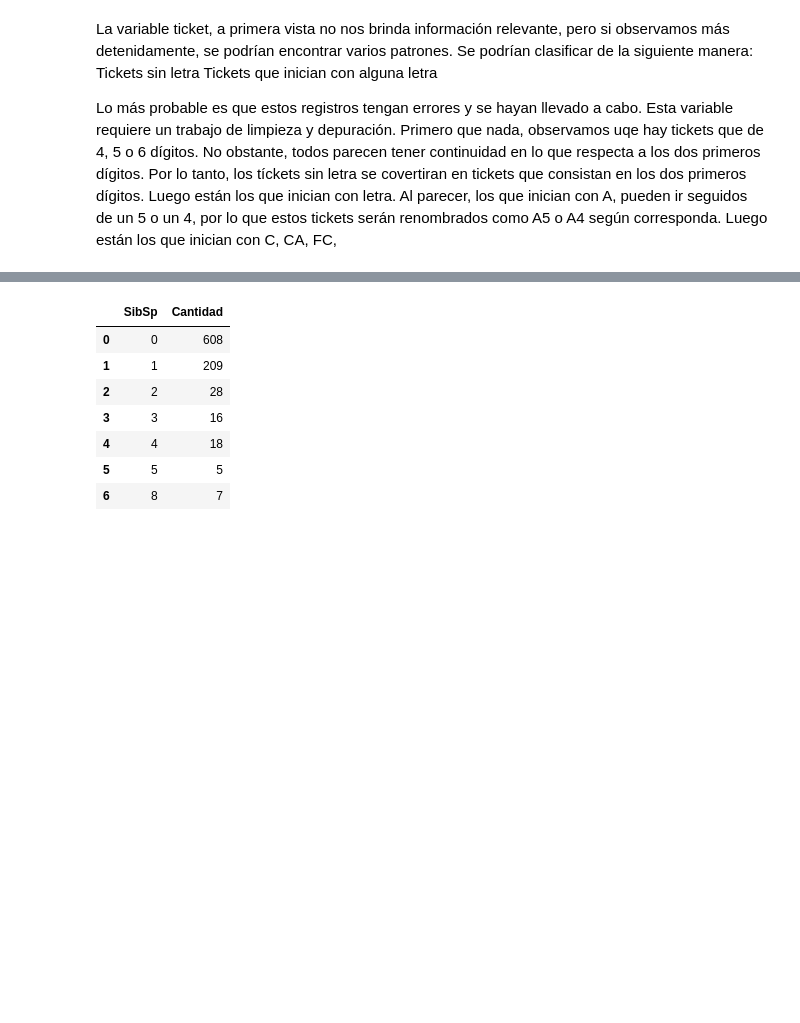
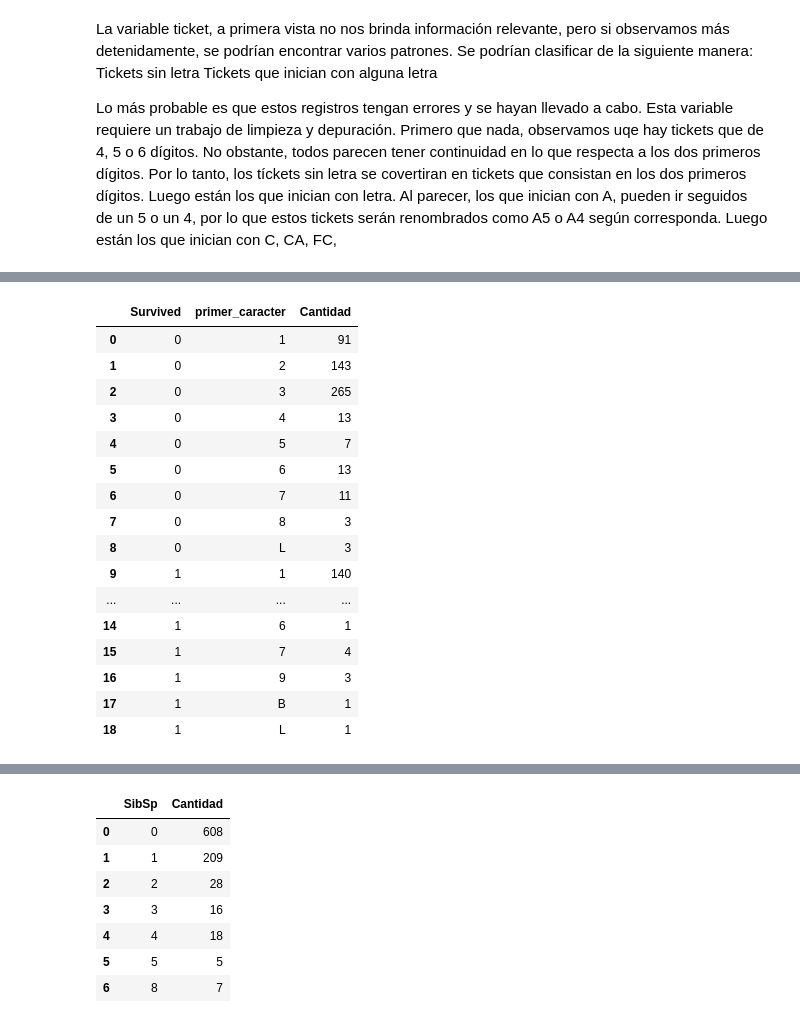
Before and after one commit to loreto73/Titanic, a Jupyter notebook: k_titanic.ipynb, the cells around one changed output, grey strips where cells are left out. Drawn from its saved outputs; the diff is of its cells as text; code cells hidden in the pictures; blank space fills up the shorter version.

```diff
--- a/k_titanic.ipynb
+++ b/k_titanic.ipynb
@@ -165 +158,21 @@ Ticket = df.groupby(["Survived", "Ticket2"])["Survived"].count().reset_index(nam
+# %%
+Ticket
+# %% [output]
+|  | Survived | primer_caracter | Cantidad |
+| 0 | 0 | 1 | 91 |
+| 1 | 0 | 2 | 143 |
+| 2 | 0 | 3 | 265 |
+| 3 | 0 | 4 | 13 |
+| 4 | 0 | 5 | 7 |
+| 5 | 0 | 6 | 13 |
+| 6 | 0 | 7 | 11 |
+| 7 | 0 | 8 | 3 |
+| 8 | 0 | L | 3 |
+| 9 | 1 | 1 | 140 |
+| ... | ... | ... | ... |
+| 14 | 1 | 6 | 1 |
+| 15 | 1 | 7 | 4 |
+| 16 | 1 | 9 | 3 |
+| 17 | 1 | B | 1 |
+| 18 | 1 | L | 1 |
 # %%
```
Also changed, not shown: parts of 21 cells of this notebook.
